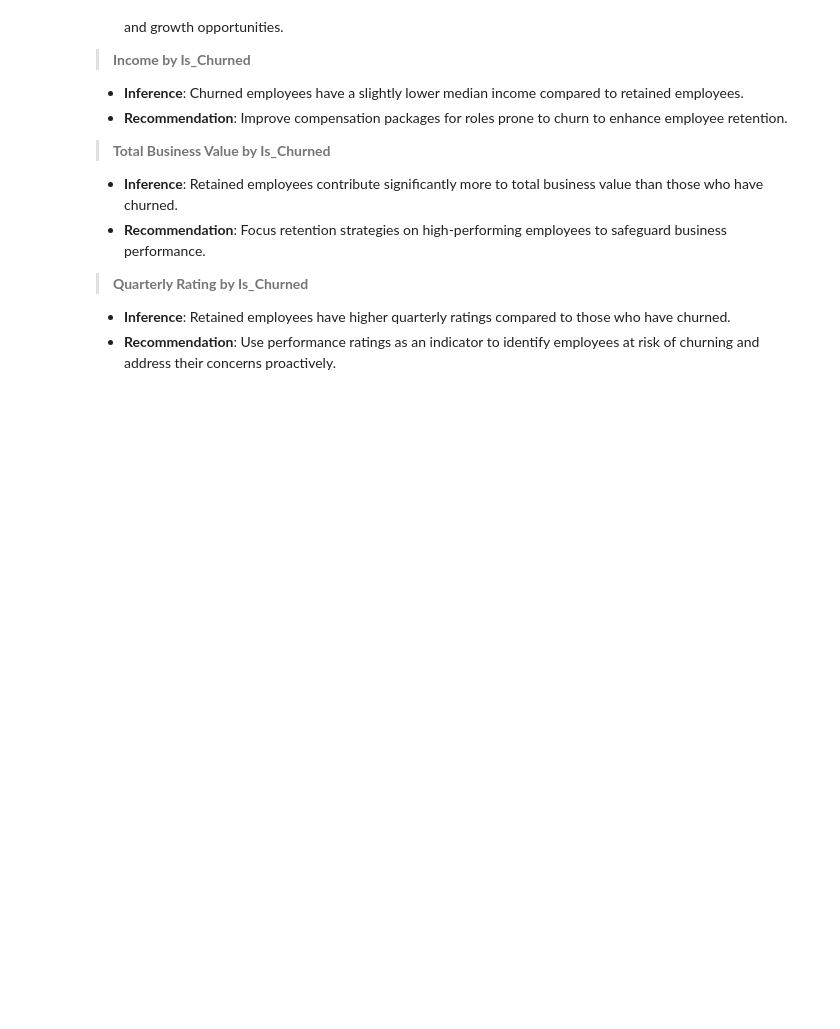
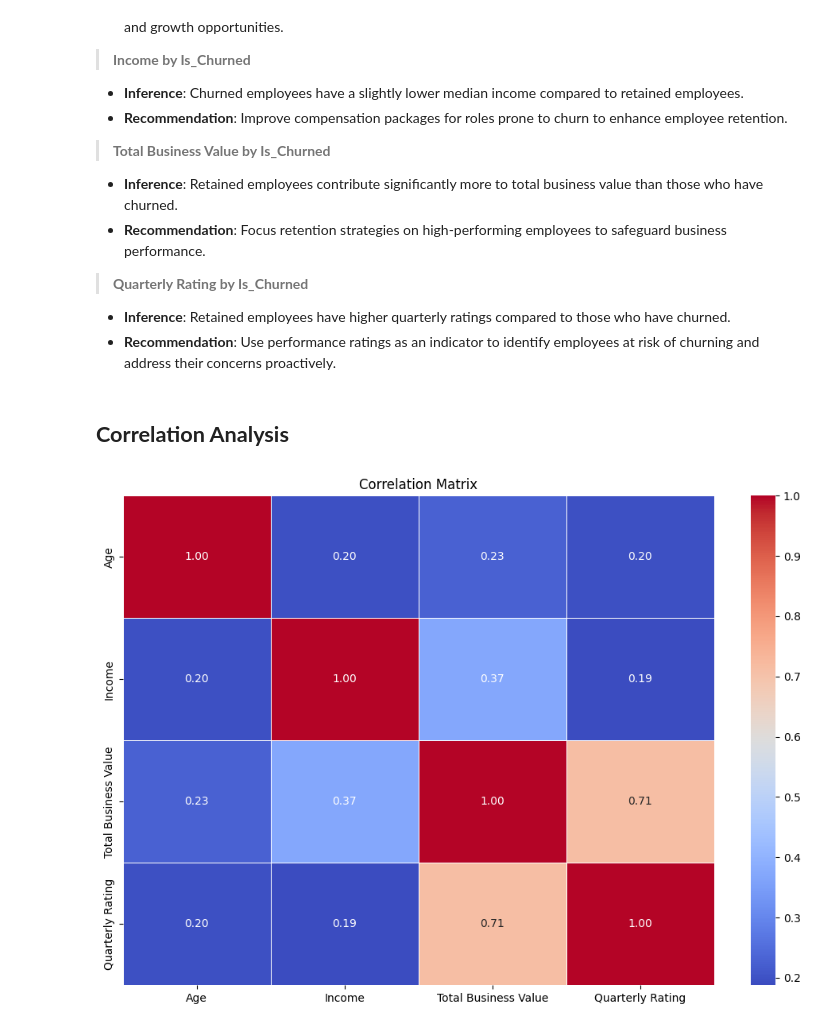
Before and after one commit to piyush1856/Business-Case-OLA-Ensemble-Learning, a Jupyter notebook: Business_Case_OLA_Ensemble_Learning.ipynb, the cells around one changed output. Drawn from its saved outputs; the diff is of its cells as text; code cells hidden in the pictures; blank space fills up the shorter version.

```diff
--- a/Business_Case_OLA_Ensemble_Learning.ipynb
+++ b/Business_Case_OLA_Ensemble_Learning.ipynb
@@ -853,3 +858,19 @@ plot_combinations(other_combinations, n_cols=2)
 
 - **Inference**: Retained employees have higher quarterly ratings compared to those who have churned.
 - **Recommendation**: Use performance ratings as an indicator to identify employees at risk of churning and address their concerns proactively.
+# %% [markdown]
+## **Correlation Analysis**
+# %%
+# Select only numeric columns from the DataFrame
+numeric_columns = final_aggregated_data[continuous_vars]
+
+# Compute the correlation matrix
+corr_matrix = numeric_columns.corr()
+
+# Plot the correlation matrix using seaborn heatmap
+plt.figure(figsize=(12, 8))  # You can adjust the size of the plot
+sns.heatmap(corr_matrix, annot=True, cmap='coolwarm', fmt='.2f', linewidths=0.5)
+plt.title('Correlation Matrix')
+plt.show()
+# %% [output]
+[figure, added]
```
Also changed, not shown: parts of 33 cells of this notebook.
